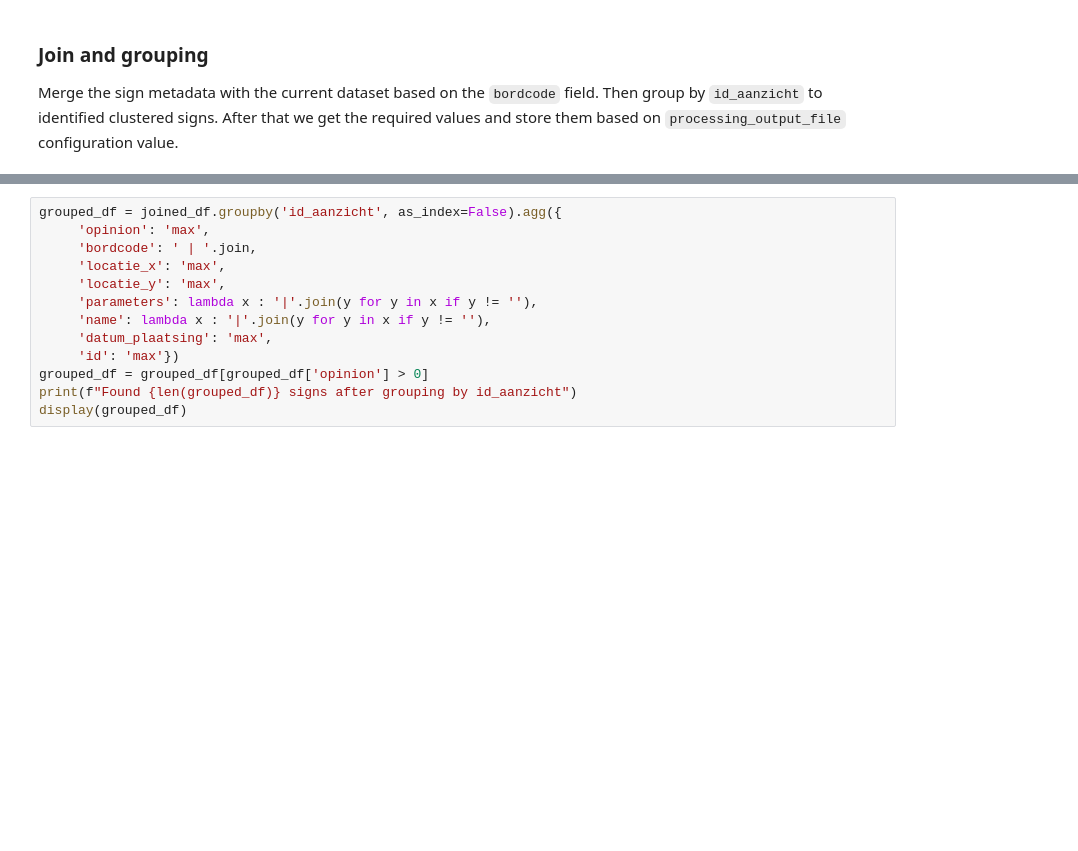
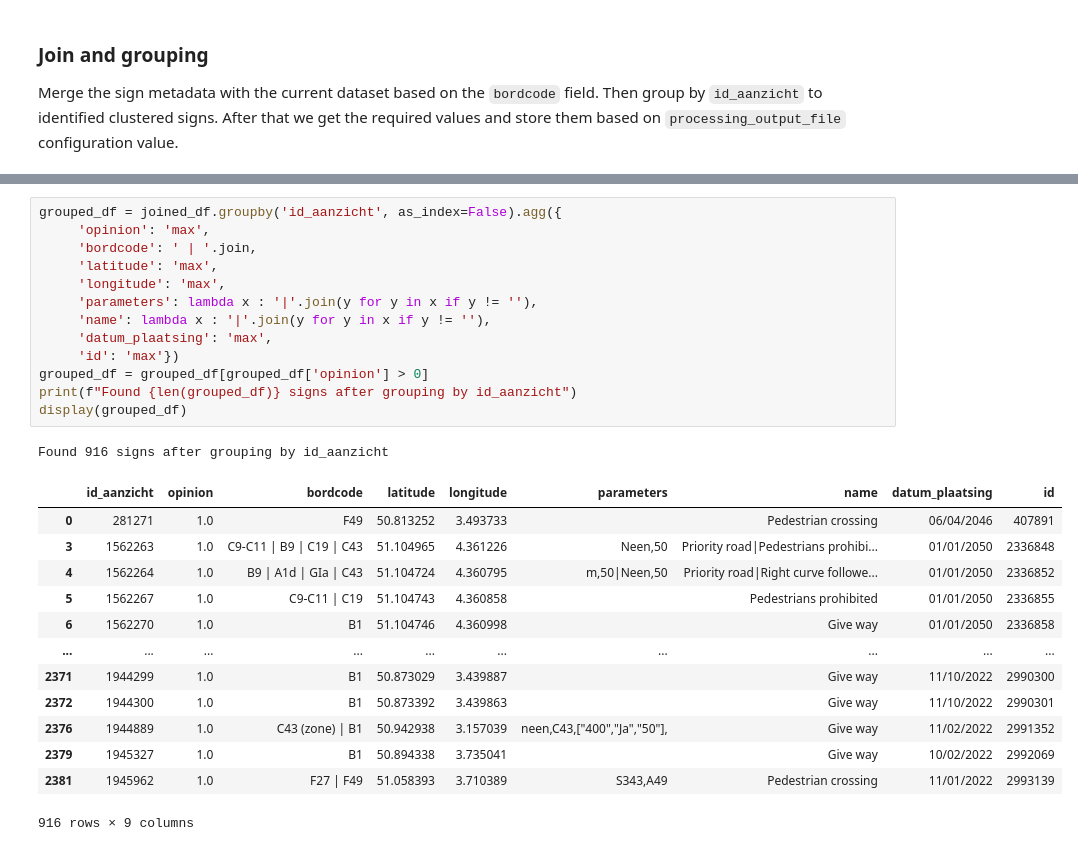
Before and after one commit to osmbe/traffic-sign-project, a Jupyter notebook: code/Fetch and process data.ipynb, the cells around one changed output, grey strips where cells are left out. Drawn from its saved outputs; the diff is of its cells as text; blank space fills up the shorter version.

```diff
--- a/code/Fetch and process data.ipynb
+++ b/code/Fetch and process data.ipynb
@@ -110,16 +209,31 @@ display(joined_df)
 # %%
 grouped_df = joined_df.groupby('id_aanzicht', as_index=False).agg({
      'opinion': 'max',
      'bordcode': ' | '.join,
-     'locatie_x': 'max',
-     'locatie_y': 'max',
+     'latitude': 'max',
+     'longitude': 'max',
      'parameters': lambda x : '|'.join(y for y in x if y != ''),
      'name': lambda x : '|'.join(y for y in x if y != ''),
      'datum_plaatsing': 'max',
      'id': 'max'})
 grouped_df = grouped_df[grouped_df['opinion'] > 0]
 print(f"Found {len(grouped_df)} signs after grouping by id_aanzicht")
 display(grouped_df)
+# %% [output]
+Found 916 signs after grouping by id_aanzicht
+|  | id_aanzicht | opinion | bordcode | latitude | longitude | parameters | name | datum_plaatsing | id |
+| 0 | 281271 | 1.0 | F49 | 50.813252 | 3.493733 |  | Pedestrian crossing | 06/04/2046 | 407891 |
+| 3 | 1562263 | 1.0 | C9-C11 | B9 | C19 | C43 | 51.104965 | 4.361226 | Neen,50 | Priority road|Pedestrians prohibi... | 01/01/2050 | 2336848 |
+| 4 | 1562264 | 1.0 | B9 | A1d | GIa | C43 | 51.104724 | 4.360795 | m,50|Neen,50 | Priority road|Right curve followe... | 01/01/2050 | 2336852 |
+| 5 | 1562267 | 1.0 | C9-C11 | C19 | 51.104743 | 4.360858 |  | Pedestrians prohibited | 01/01/2050 | 2336855 |
+| 6 | 1562270 | 1.0 | B1 | 51.104746 | 4.360998 |  | Give way | 01/01/2050 | 2336858 |
+| ... | ... | ... | ... | ... | ... | ... | ... | ... | ... |
+| 2371 | 1944299 | 1.0 | B1 | 50.873029 | 3.439887 |  | Give way | 11/10/2022 | 2990300 |
+| 2372 | 1944300 | 1.0 | B1 | 50.873392 | 3.439863 |  | Give way | 11/10/2022 | 2990301 |
+| 2376 | 1944889 | 1.0 | C43 (zone) | B1 | 50.942938 | 3.157039 | neen,C43,["400","Ja","50"], | Give way | 11/02/2022 | 2991352 |
+| 2379 | 1945327 | 1.0 | B1 | 50.894338 | 3.735041 |  | Give way | 10/02/2022 | 2992069 |
+| 2381 | 1945962 | 1.0 | F27 | F49 | 51.058393 | 3.710389 | S343,A49 | Pedestrian crossing | 11/01/2022 | 2993139 |
+916 rows × 9 columns
 # %%
 result = grouped_df.rename(columns = {
     "bordcode": "traffic_sign_code",
```
Also changed, not shown: parts of 16 cells of this notebook, 2 other files.
